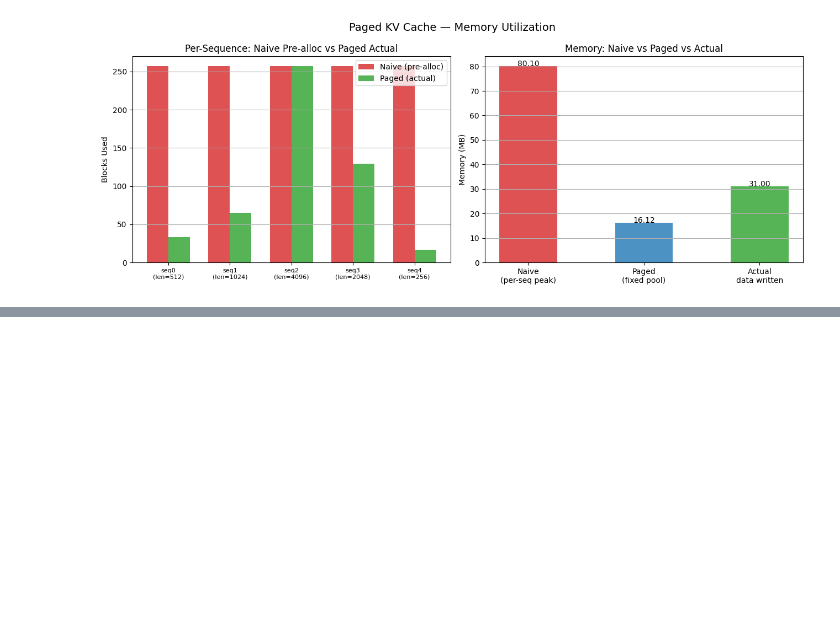
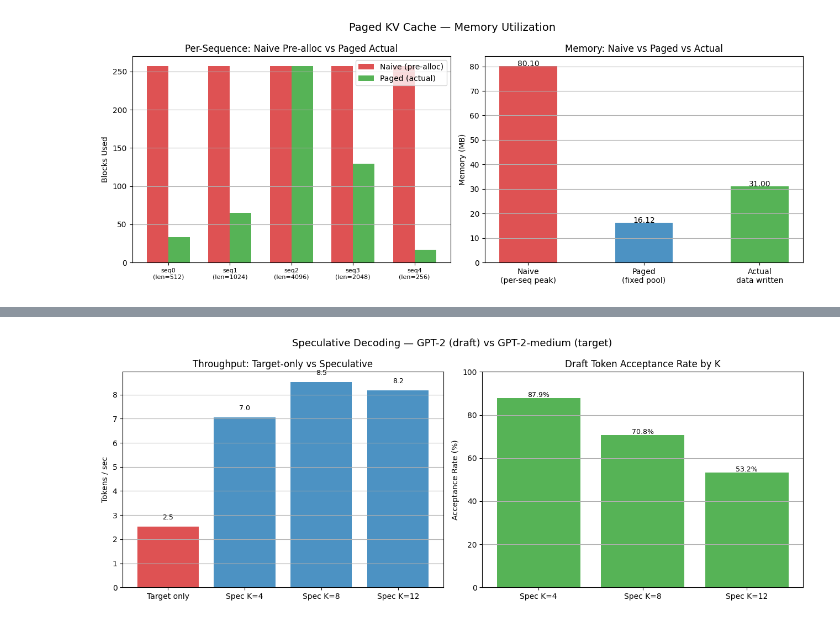
Before and after one commit to Anirud-Mohan/LLM-Inference-From-Scratch, a Jupyter notebook: LLM_inference_from_scratch.ipynb, the cells around one changed output, grey strips where cells are left out. Drawn from its saved outputs; the diff is of its cells as text; code cells hidden in the pictures; blank space fills up the shorter version.

```diff
--- a/LLM_inference_from_scratch.ipynb
+++ b/LLM_inference_from_scratch.ipynb
@@ -967,0 +1342,20 @@ plt.show()
+# %%
+@torch.no_grad()
+def draft_decode(draft_model, input_ids, K, past=None):
+    curr_ip = input_ids if past is None else input_ids[:, -1:]
+    output = draft_model(curr_ip, past_key_values = past, use_cache = True)
+    past = output.past_key_values
+
+    draft_tokens, draft_probs = [], []
+
+    for _ in range(K):
+        probs = torch.softmax(output.logits[:, -1, :], dim = -1)  #[1, vocab_size]
+        next_token = torch.argmax(probs, dim=-1, keepdim = True)  #[1,1]
+
+        draft_tokens.append(next_token.squeeze())
+        draft_probs.append(probs.squeeze(0))
+
+        output = draft_model(next_token, past_key_values=past, use_cache=True)
+        past = output.past_key_values
+
+    return torch.stack(draft_tokens), torch.stack(draft_probs), past
@@ -967,0 +1475,29 @@ plt.show()
+# %%
+labels   = [r['label'] for r in spec_results]
+tps_vals = [r['tps'] for r in spec_results]
+
+fig, axes = plt.subplots(1, 2, figsize=(13, 5))
+
+colors = ['tab:red'] + ['tab:blue'] * (len(labels) - 1)
+axes[0].bar(labels, tps_vals, color=colors, alpha=0.8)
+for i, v in enumerate(tps_vals):
+    axes[0].text(i, v + 0.3, f'{v:.1f}', ha='center', fontsize=9)
+axes[0].set_ylabel('Tokens / sec')
+axes[0].set_title('Throughput: Target-only vs Speculative')
+axes[0].grid(axis='y')
+
+spec_labels = [r['label'] for r in spec_results if r['acc_rate'] is not None]
+spec_accs   = [r['acc_rate'] * 100 for r in spec_results if r['acc_rate'] is not None]
+axes[1].bar(spec_labels, spec_accs, color='tab:green', alpha=0.8)
+for i, v in enumerate(spec_accs):
+    axes[1].text(i, v + 0.5, f'{v:.1f}%', ha='center', fontsize=9)
+axes[1].set_ylabel('Acceptance Rate (%)')
+axes[1].set_title('Draft Token Acceptance Rate by K')
+axes[1].set_ylim(0, 100)
+axes[1].grid(axis='y')
+
+plt.suptitle('Speculative Decoding — GPT-2 (draft) vs GPT-2-medium (target)', fontsize=13)
+plt.tight_layout()
+plt.show()
+# %% [output]
+[figure, added]
```
Also changed, not shown: parts of 113 cells of this notebook.
